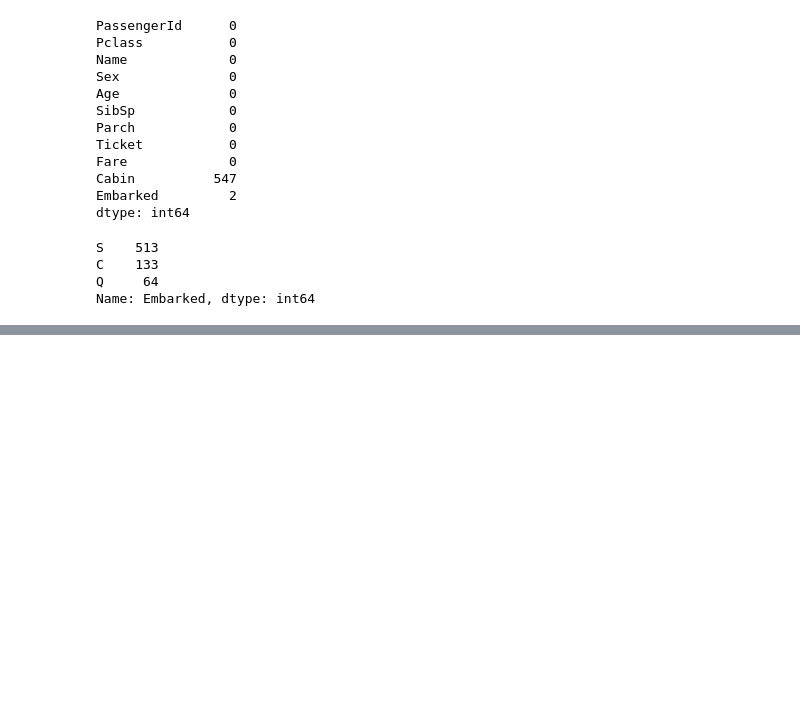
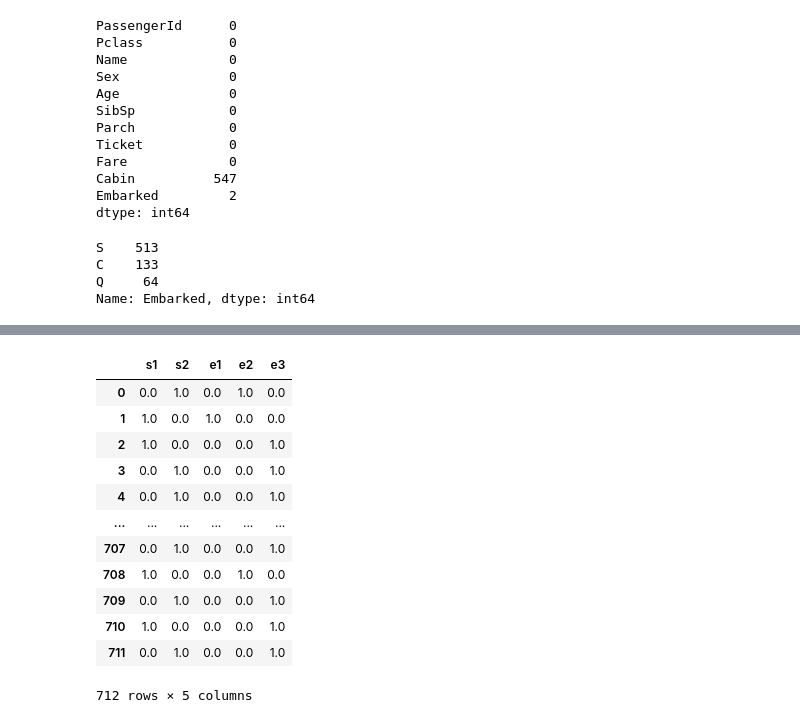
Before and after one commit to ShreeKeshavan/Machine_Learning, a Jupyter notebook: Case_study_1.ipynb, the cells around one changed output, grey strips where cells are left out. Saved outputs shown, nothing was run; the diff lists cells and outputs as text; code cells hidden in the pictures; blank space fills up the shorter version.

```diff
--- a/Case_study_1.ipynb
+++ b/Case_study_1.ipynb
@@ -167,0 +217,17 @@ X_train.Embarked = X_train.Embarked.replace(np.nan,'S') #replaced null with more
+# %%
+ohe_cols_df = pd.DataFrame(ohe_columns, columns = ['s1','s2','e1','e2','e3'])
+ohe_cols_df
+# %% [output]
+|  | s1 | s2 | e1 | e2 | e3 |
+| 0 | 0.0 | 1.0 | 0.0 | 1.0 | 0.0 |
+| 1 | 1.0 | 0.0 | 1.0 | 0.0 | 0.0 |
+| 2 | 1.0 | 0.0 | 0.0 | 0.0 | 1.0 |
+| 3 | 0.0 | 1.0 | 0.0 | 0.0 | 1.0 |
+| 4 | 0.0 | 1.0 | 0.0 | 0.0 | 1.0 |
+| ... | ... | ... | ... | ... | ... |
+| 707 | 0.0 | 1.0 | 0.0 | 0.0 | 1.0 |
+| 708 | 1.0 | 0.0 | 0.0 | 1.0 | 0.0 |
+| 709 | 0.0 | 1.0 | 0.0 | 0.0 | 1.0 |
+| 710 | 1.0 | 0.0 | 0.0 | 0.0 | 1.0 |
+| 711 | 0.0 | 1.0 | 0.0 | 0.0 | 1.0 |
+712 rows × 5 columns
```
Also changed, not shown: parts of 13 cells of this notebook.
